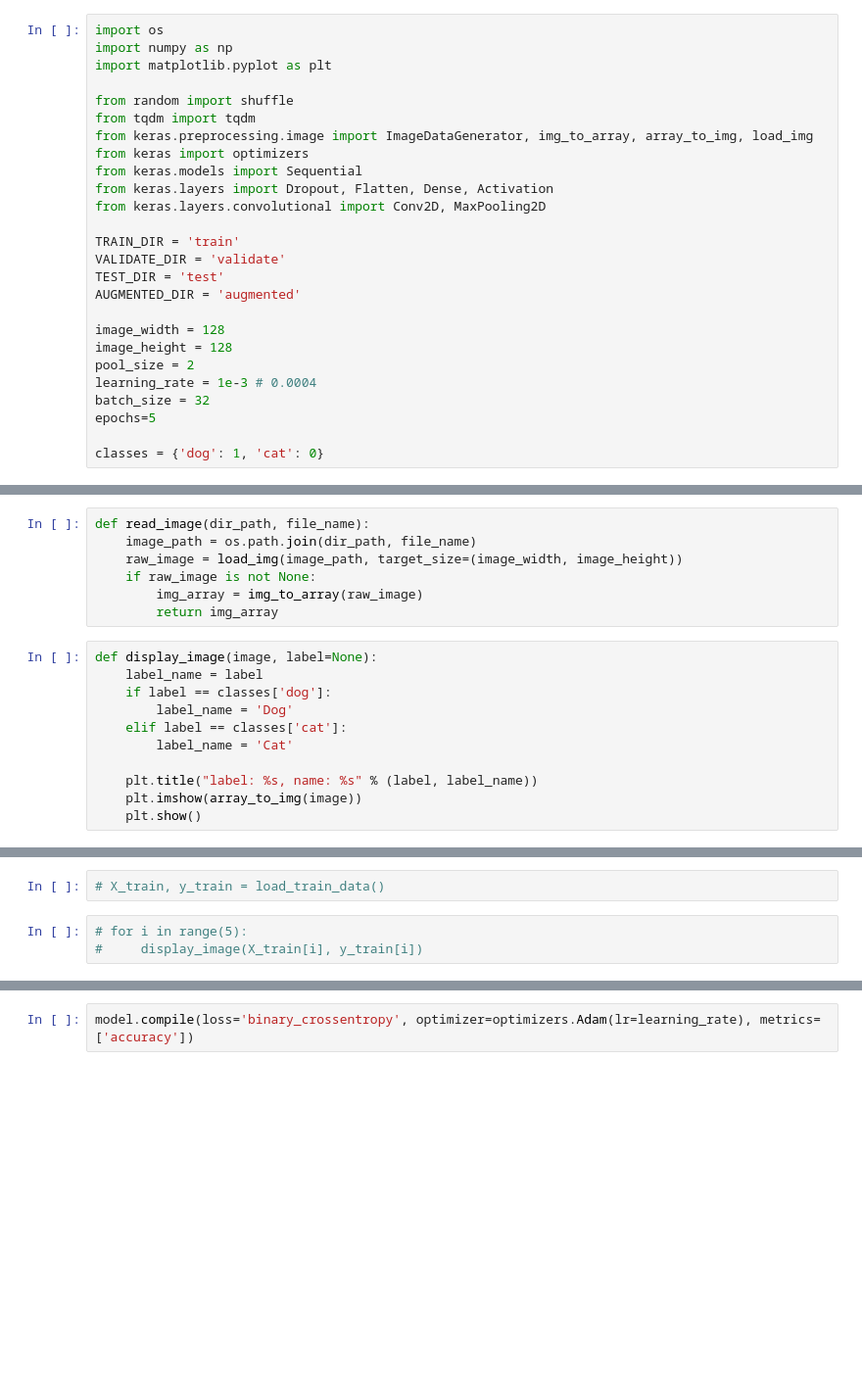
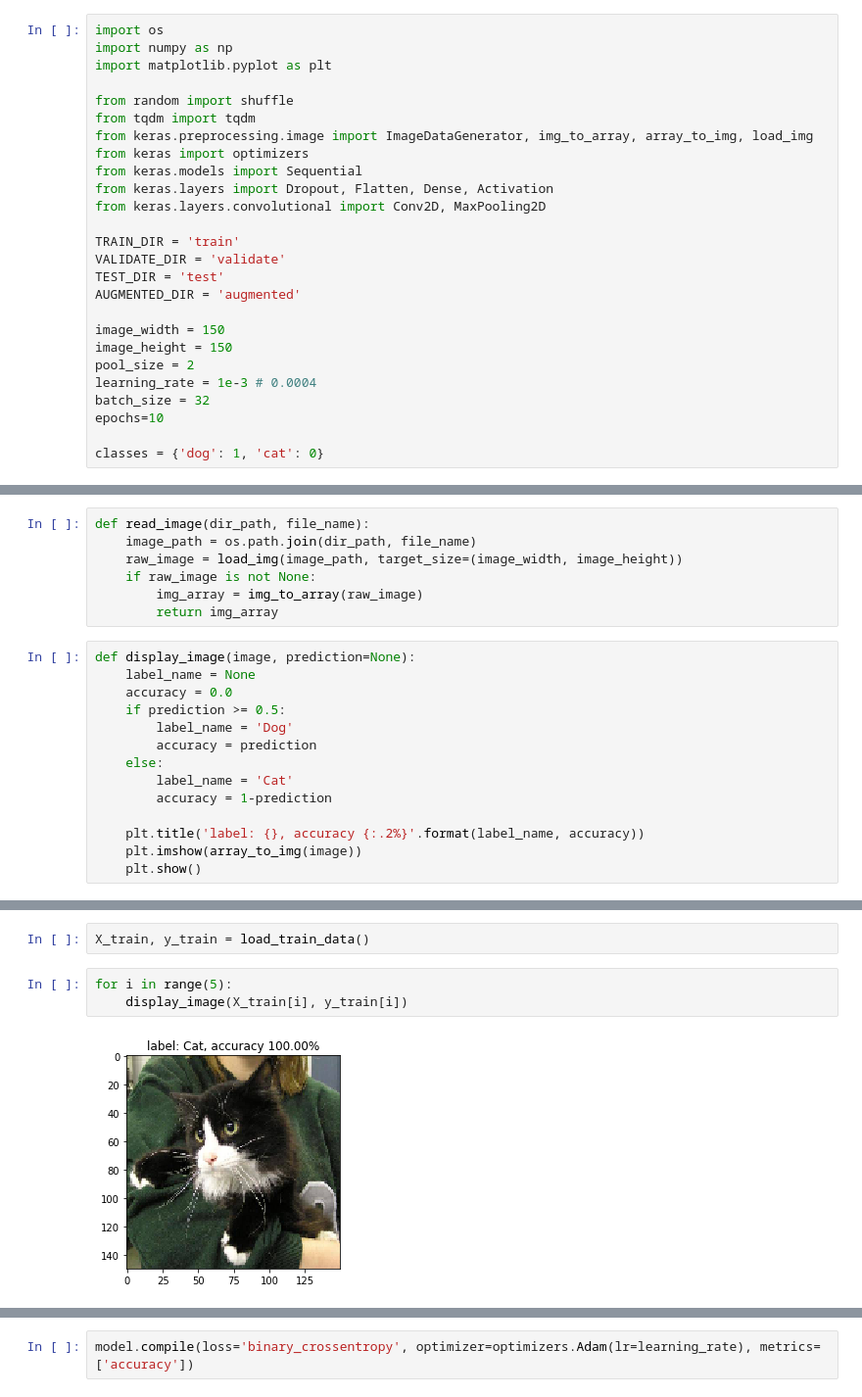
Before and after one commit to khreez/dogs-vs-cats-redux, a Jupyter notebook: cnn-model.ipynb, the cells around one changed output, grey strips where cells are left out. Shown at 98% size. Cells and saved outputs as stored; diff of their text form; blank space fills up the shorter version.

Commit message:
first approach - resized images

```diff
--- a/cnn-model.ipynb
+++ b/cnn-model.ipynb
@@ -16,12 +16,12 @@ VALIDATE_DIR = 'validate'
 TEST_DIR = 'test'
 AUGMENTED_DIR = 'augmented'
 
-image_width = 128
-image_height = 128
+image_width = 150
+image_height = 150
 pool_size = 2
 learning_rate = 1e-3 # 0.0004
 batch_size = 32
-epochs=5
+epochs=10
 
 classes = {'dog': 1, 'cat': 0}
 # %% [output]
@@ -34,14 +34,17 @@ def read_image(dir_path, file_name):
         img_array = img_to_array(raw_image)
         return img_array
 # %%
-def display_image(image, label=None):
-    label_name = label
-    if label == classes['dog']:
+def display_image(image, prediction=None):
+    label_name = None
+    accuracy = 0.0
+    if prediction >= 0.5:
         label_name = 'Dog'
-    elif label == classes['cat']:
+        accuracy = prediction
+    else:
         label_name = 'Cat'
+        accuracy = 1-prediction
 
-    plt.title("label: %s, name: %s" % (label, label_name))
+    plt.title('label: {}, accuracy {:.2%}'.format(label_name, accuracy))
     plt.imshow(array_to_img(image))
     plt.show()
 # %%
@@ -134,5 +82,7 @@ for file_name in tqdm(train_file_list[bucket_size:]):
 # %%
-# X_train, y_train = load_train_data()
+X_train, y_train = load_train_data()
 # %%
-# for i in range(5):
-#     display_image(X_train[i], y_train[i])
+for i in range(5):
+    display_image(X_train[i], y_train[i])
+# %% [output]
+[figure, added]
```
Also changed, not shown: parts of 17 cells of this notebook.
